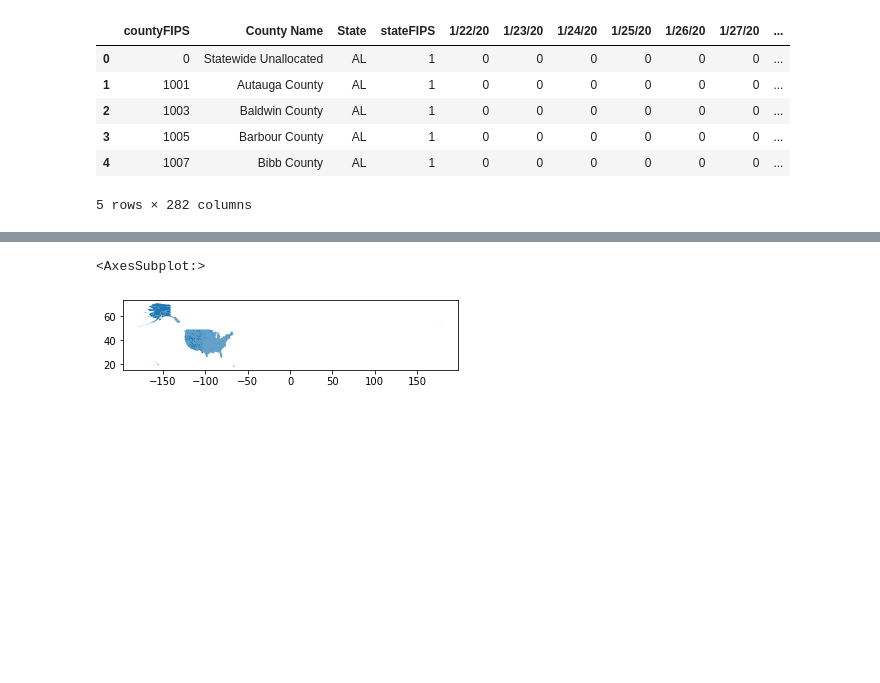
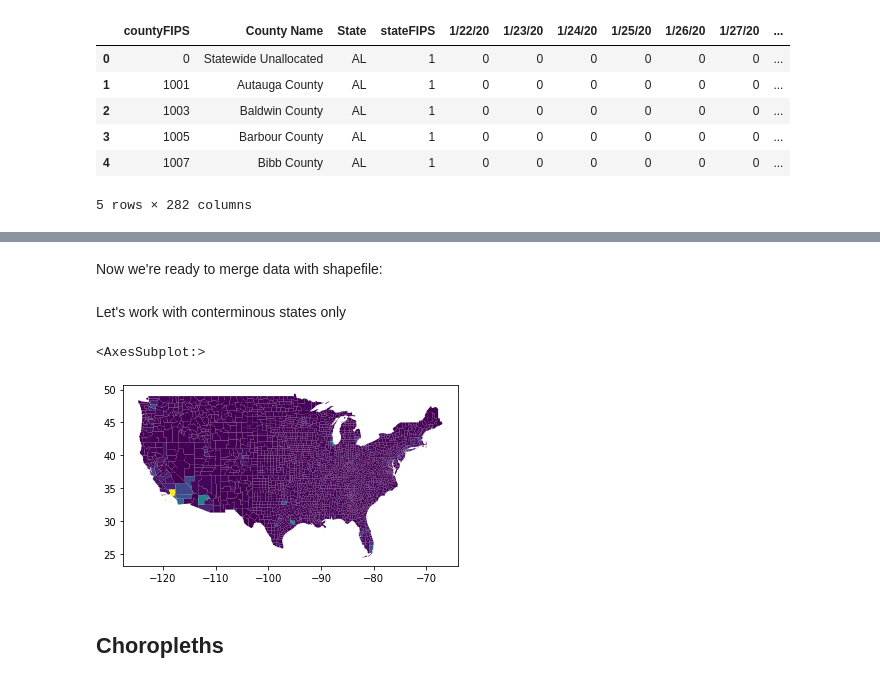
Before and after one commit to jamesdamillington/usa-covid-mapping, a Jupyter notebook: USA-covid-choropleth.ipynb, the cells around one changed output, grey strips where cells are left out. Cells and saved outputs as stored; diff of their text form; code cells hidden in the pictures; blank space fills up the shorter version.

Commit message:
data prep

```diff
--- a/USA-covid-choropleth.ipynb
+++ b/USA-covid-choropleth.ipynb
@@ -27,0 +118,2 @@ cty_shp = gpd.read_file("data/cb_2019_us_county_20m_2020-10-27/cb_2019_us_county
+# %%
+cty_dat['countyFIPS'] = cty_dat['countyFIPS'].apply(lambda x: '{0:0>5}'.format(x))
@@ -37,5 +163,17 @@ cty_shp.head()
-# %%
-cty_shp.plot()
-# %% [output]
-<AxesSubplot:>
-[figure, removed]
+# %% [markdown]
+Now we're ready to merge data with shapefile:
+# %%
+cty_all = pd.merge(cty_shp, cty_dat,  how='left', on='countyFIPS')
+# %% [markdown]
+Let's work with conterminous states only
+# %%
+cty_cont = cty_all.dropna()
+cty_cont = cty_cont[cty_cont['State_y'] != 'AK']
+cty_cont = cty_cont[cty_cont['State_y'] != 'HI']
+# %%
+cty_cont.plot('population')
+# %% [output]
+<AxesSubplot:>
+[figure, added]
+# %% [markdown]
+## Choropleths
```
Also changed, not shown: parts of 23 cells of this notebook, 1 other file.
